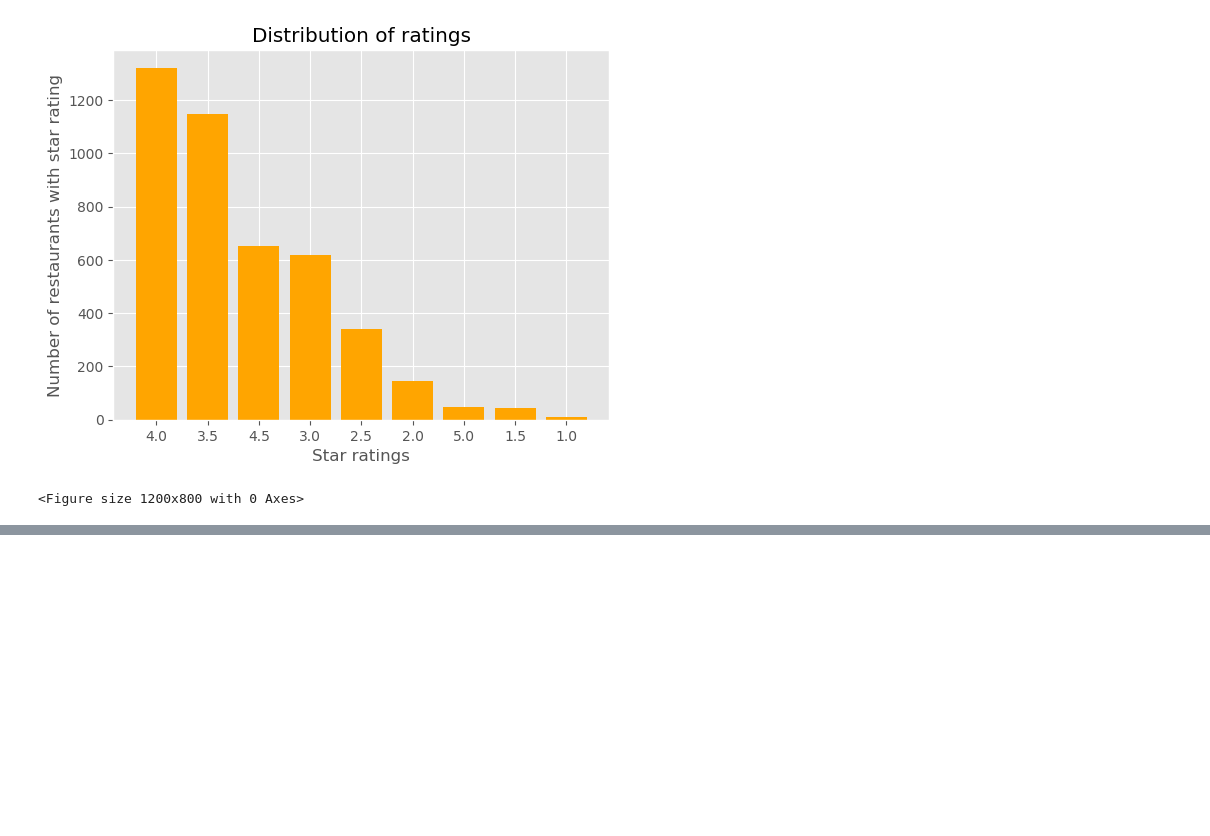
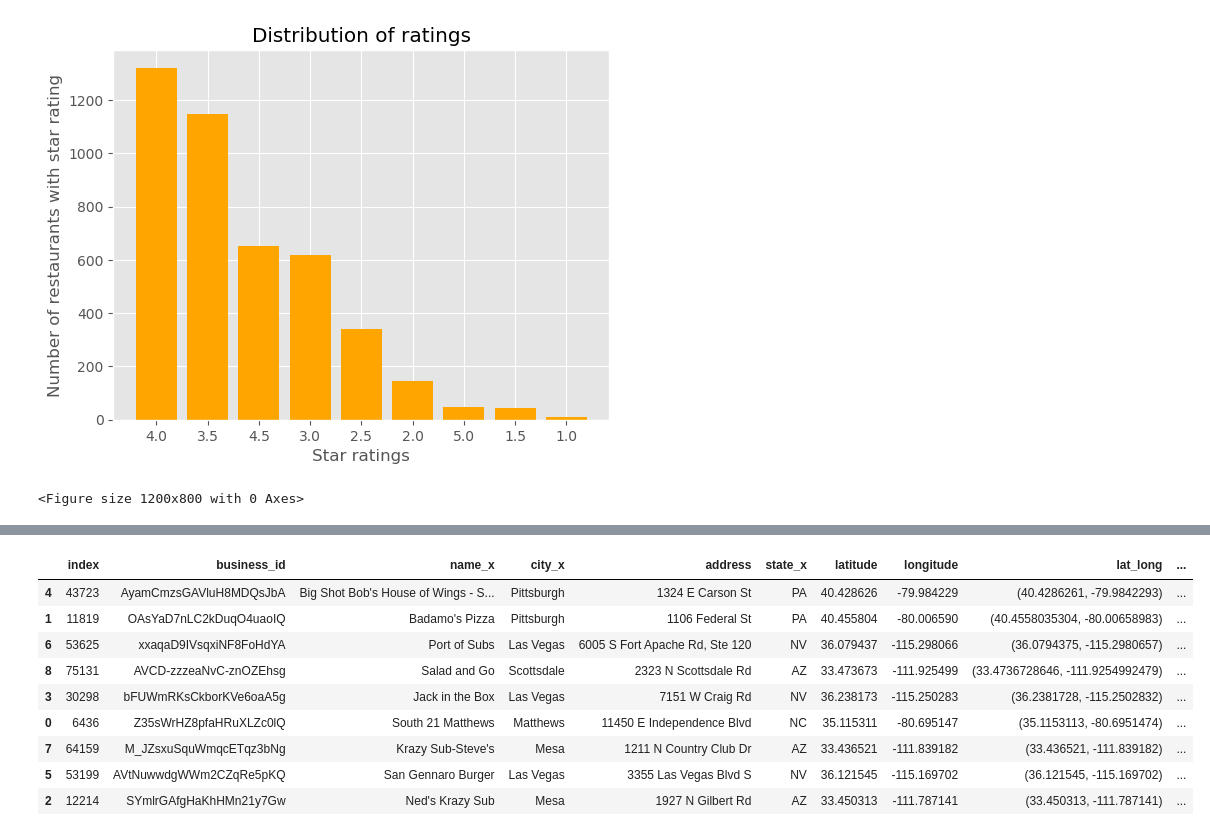
Before and after one commit to rvent/Event-Planner-Project, a Jupyter notebook: rima_wip.ipynb, the cells around one changed output, grey strips where cells are left out. Saved outputs shown, nothing was run; the diff lists cells and outputs as text; code cells hidden in the pictures; blank space fills up the shorter version.

```diff
--- a/rima_wip.ipynb
+++ b/rima_wip.ipynb
@@ -953,3 +863,17 @@ df_location.head(2)
+# %%
+df_2 = df_location.merge(best_restaurant('marathon diner'), on='business_id')
+df_2.sort_values(by = df_2.columns[-5])
+# %% [output]
+|  | index | business_id | name_x | city_x | address | state_x | latitude | longitude | lat_long | ... |
+| 4 | 43723 | AyamCmzsGAVluH8MDQsJbA | Big Shot Bob's House of Wings - S... | Pittsburgh | 1324 E Carson St | PA | 40.428626 | -79.984229 | (40.4286261, -79.9842293) | ... |
+| 1 | 11819 | OAsYaD7nLC2kDuqO4uaoIQ | Badamo's Pizza | Pittsburgh | 1106 Federal St | PA | 40.455804 | -80.006590 | (40.4558035304, -80.00658983) | ... |
+| 6 | 53625 | xxaqaD9IVsqxiNF8FoHdYA | Port of Subs | Las Vegas | 6005 S Fort Apache Rd, Ste 120 | NV | 36.079437 | -115.298066 | (36.0794375, -115.2980657) | ... |
+| 8 | 75131 | AVCD-zzzeaNvC-znOZEhsg | Salad and Go | Scottsdale | 2323 N Scottsdale Rd | AZ | 33.473673 | -111.925499 | (33.4736728646, -111.9254992479) | ... |
+| 3 | 30298 | bFUWmRKsCkborKVe6oaA5g | Jack in the Box | Las Vegas | 7151 W Craig Rd | NV | 36.238173 | -115.250283 | (36.2381728, -115.2502832) | ... |
+| 0 | 6436 | Z35sWrHZ8pfaHRuXLZc0lQ | South 21 Matthews | Matthews | 11450 E Independence Blvd | NC | 35.115311 | -80.695147 | (35.1153113, -80.6951474) | ... |
+| 7 | 64159 | M_JZsxuSquWmqcETqz3bNg | Krazy Sub-Steve's | Mesa | 1211 N Country Club Dr | AZ | 33.436521 | -111.839182 | (33.436521, -111.839182) | ... |
+| 5 | 53199 | AVtNuwwdgWWm2CZqRe5pKQ | San Gennaro Burger | Las Vegas | 3355 Las Vegas Blvd S | NV | 36.121545 | -115.169702 | (36.121545, -115.169702) | ... |
+| 2 | 12214 | SYmlrGAfgHaKhHMn21y7Gw | Ned's Krazy Sub | Mesa | 1927 N Gilbert Rd | AZ | 33.450313 | -111.787141 | (33.450313, -111.787141) | ... |
 # %%
 # Create a map using the Map() function and the coordinates for JFK Airport
 # tiles : 'CartoDB dark_matter' or 'Stamen Terrain'
```
Also changed, not shown: parts of 26 cells of this notebook.
